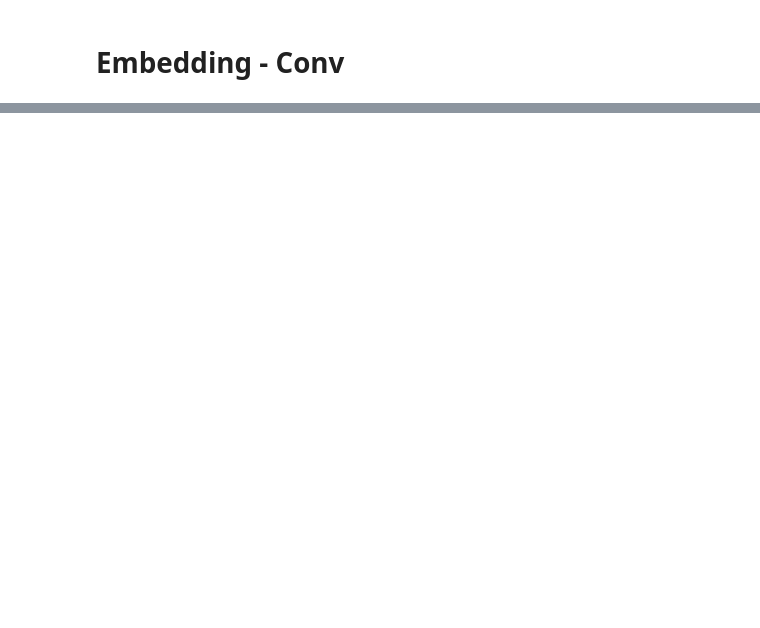
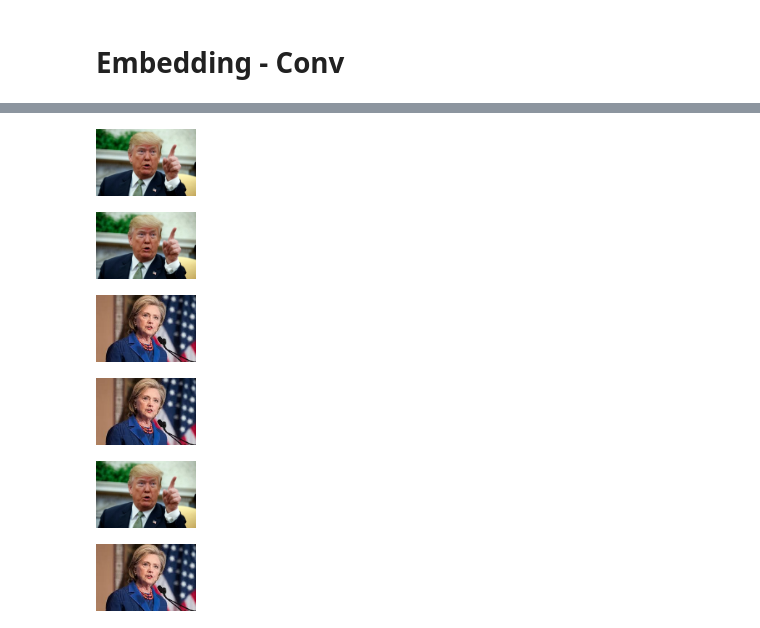
Before and after one commit to AdityaSidharta/ST4240, a Jupyter notebook: ass_2/q1/q1.ipynb, the cells around one changed output, grey strips where cells are left out. Cells and saved outputs as stored; diff of their text form; code cells hidden in the pictures; blank space fills up the shorter version.

```diff
--- a/ass_2/q1/q1.ipynb
+++ b/ass_2/q1/q1.ipynb
@@ -529,0 +708,36 @@ kfold_score
+# %%
+final_model = MultinomialNB().fit(X_train, Y_train)
+# %%
+from IPython.display import Image
+
+def TrumporClinton(tweet):
+    processed_tweet =  text_process(tweet)
+    X_test = count_vectorizer.transform(np.array([processed_tweet]))
+    if final_model.predict(X_test)[0] == 0:
+        return Image(filename='trump.jpg', width = 100, height =70)
+    else:
+        return Image(filename='hillary.jpeg', width = 100, height =70)
+# %%
+TrumporClinton("We are going to build a wall and Mexico is going to pay for it!")
+# %% [output]
+[figure, added]
+# %%
+TrumporClinton('Make America Great Again! China is Stealing our Job!')
+# %% [output]
+[figure, added]
+# %%
+TrumporClinton("We cannot allow Trump to be president. This man is dangerous.")
+# %% [output]
+[figure, added]
+# %%
+TrumporClinton("Gay rights are human rights.")
+# %% [output]
+[figure, added]
+# %%
+TrumporClinton('Slippery James Comey, the worst FBI Director in history, was not fired because of the phony Russia investigation where, by the way, there was NO COLLUSION (except by the Dems)!')
+# %% [output]
+[figure, added]
+# %%
+TrumporClinton('Thinking about Barbara Bush’s legacy of service to our country and the extraordinary family she raised. Thanking her for her many kindnesses to me and my family. Wishing her the comfort she deserves surrounded by her loved ones.')
+# %% [output]
+[figure, added]
```
Also changed, not shown: parts of 36 cells of this notebook.
